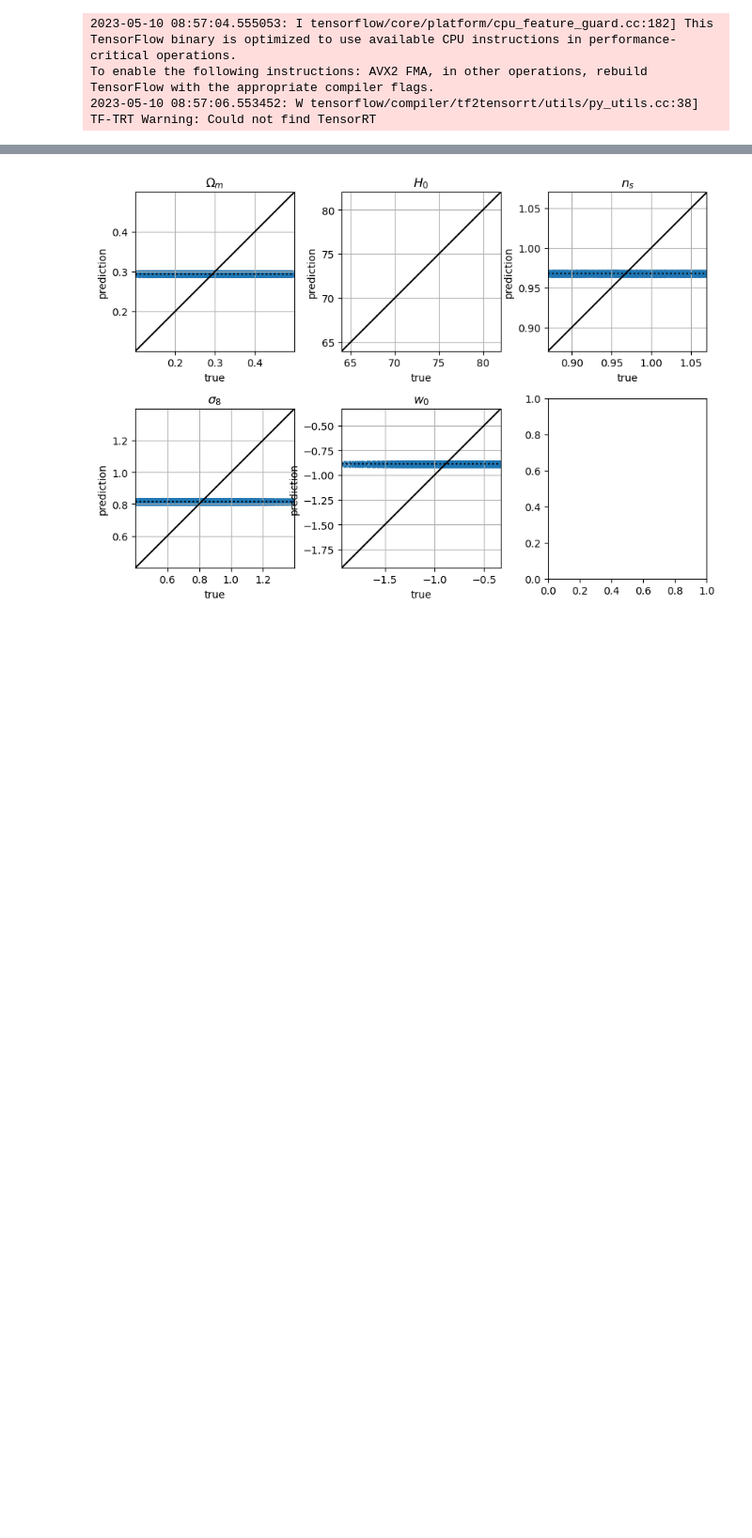
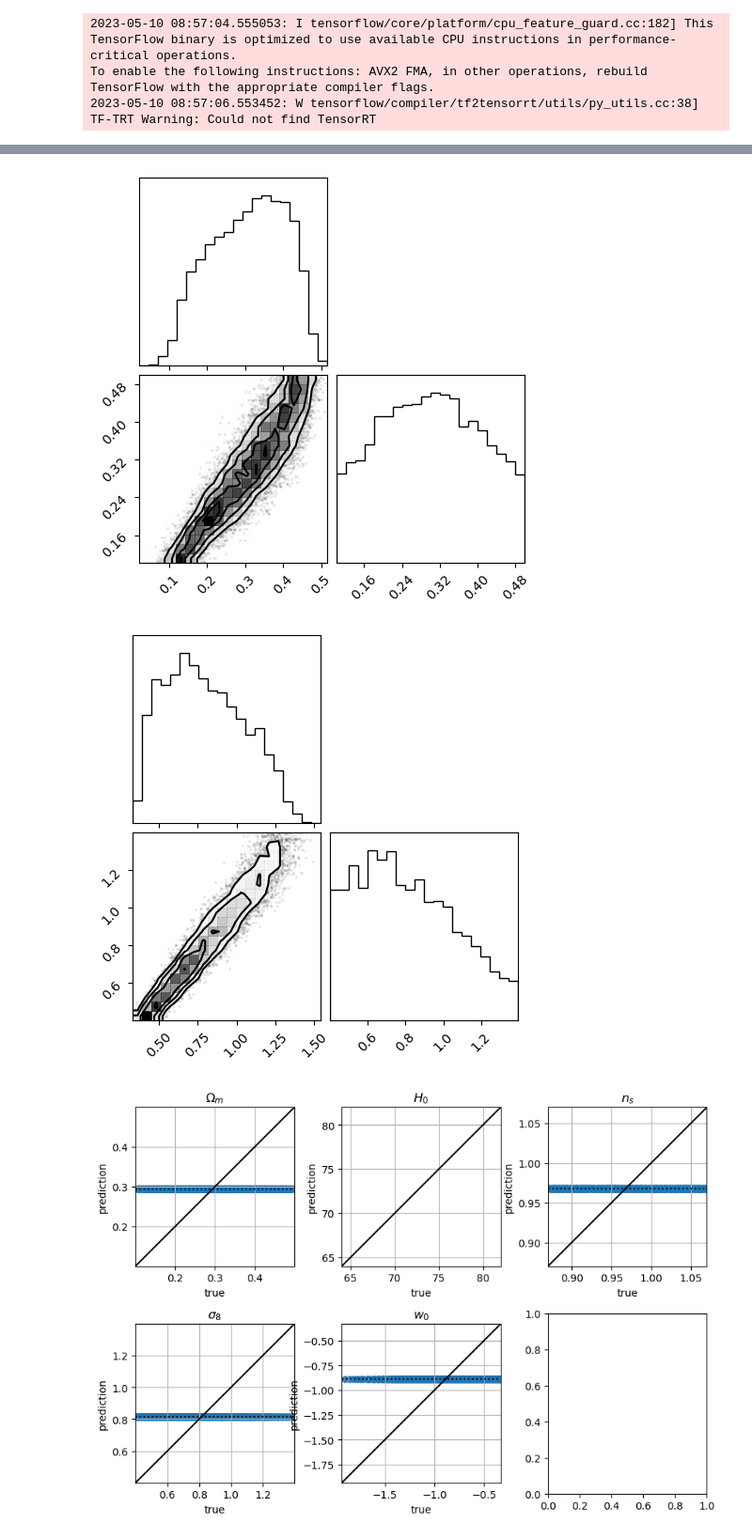
Before and after one commit to shubhagrawal30/ViT_weak_lensing, a Jupyter notebook: notebooks/hugging_face_resnet.ipynb, the cells around one changed output, grey strips where cells are left out. Shown: that part at 94% size. Saved outputs shown, nothing was run; the diff lists cells and outputs as text; code cells hidden in the pictures; blank space fills up the shorter version.

```diff
--- a/notebooks/hugging_face_resnet.ipynb
+++ b/notebooks/hugging_face_resnet.ipynb
@@ -333,0 +379,8 @@ plt.close()
+# %%
+import corner
+
+for ind in [0, 1]:
+    corner.corner(np.vstack((predictions[:, ind], plot_y[:, ind])).T)
+# %% [output]
+[figure, added]
+[figure, added]
```
Also changed, not shown: parts of 7 cells of this notebook, 2 other files.
